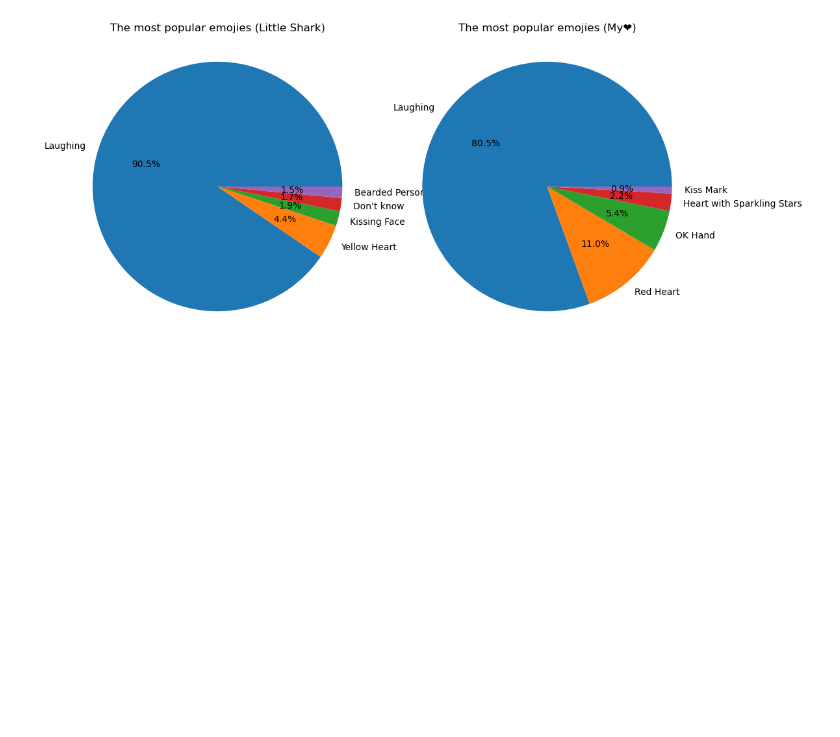
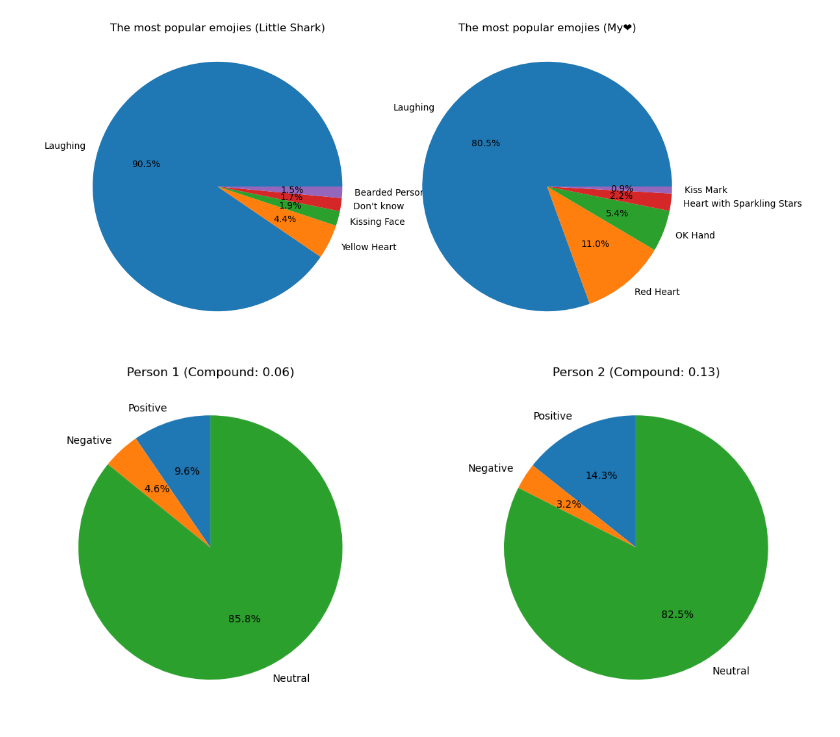
Before and after one commit to LoginovAM-ds/Projects_for_NLP, a Jupyter notebook: Telegram_analyse_2/New.ipynb, the cells around one changed output. Saved outputs shown, nothing was run; the diff lists cells and outputs as text; code cells hidden in the pictures; blank space fills up the shorter version.

```diff
--- a/Telegram_analyse_2/New.ipynb
+++ b/Telegram_analyse_2/New.ipynb
@@ -175,6 +171,34 @@ plt.show()
 # %%
 sentiments=SentimentIntensityAnalyzer()
 data["Positive"] = [sentiments.polarity_scores(i)["pos"] for i in data["text"]]
 data['Negative'] = [sentiments.polarity_scores(i)["neg"] for i in data["text"]]
 data['Neutral'] = [sentiments.polarity_scores(i)["neu"] for i in data["text"]]
 data['Compound'] = [sentiments.polarity_scores(i)["compound"] for i in data["text"]]
+
+person1_data = data[data["from"] == "Little Shark"]
+person1_positive = person1_data["Positive"].mean()
+person1_negative = person1_data["Negative"].mean()
+person1_neutral = person1_data["Neutral"].mean()
+person1_compound = person1_data["Compound"].mean()
+
+person2_data = data[data["from"] == "My❤️"]
+person2_positive = person2_data["Positive"].mean()
+person2_negative = person2_data["Negative"].mean()
+person2_neutral = person2_data["Neutral"].mean()
+person2_compound = person2_data["Compound"].mean()
+
+labels = ['Positive', 'Negative', 'Neutral']
+sizes_person1 = [person1_positive, person1_negative, person1_neutral]
+sizes_person2 = [person2_positive, person2_negative, person2_neutral]
+
+fig, axes = plt.subplots(nrows=1, ncols=2, figsize=(12, 5))
+axes[0].pie(sizes_person1, labels=labels, autopct='%1.1f%%', startangle=90)
+axes[0].set_title(f'Person 1 (Compound: {person1_compound:.2f})')
+
+axes[1].pie(sizes_person2, labels=labels, autopct='%1.1f%%', startangle=90)
+axes[1].set_title(f'Person 2 (Compound: {person2_compound:.2f})')
+
+plt.tight_layout()
+plt.show()
+# %% [output]
+[figure, added]
```
Also changed, not shown: parts of 1 cell of this notebook.
